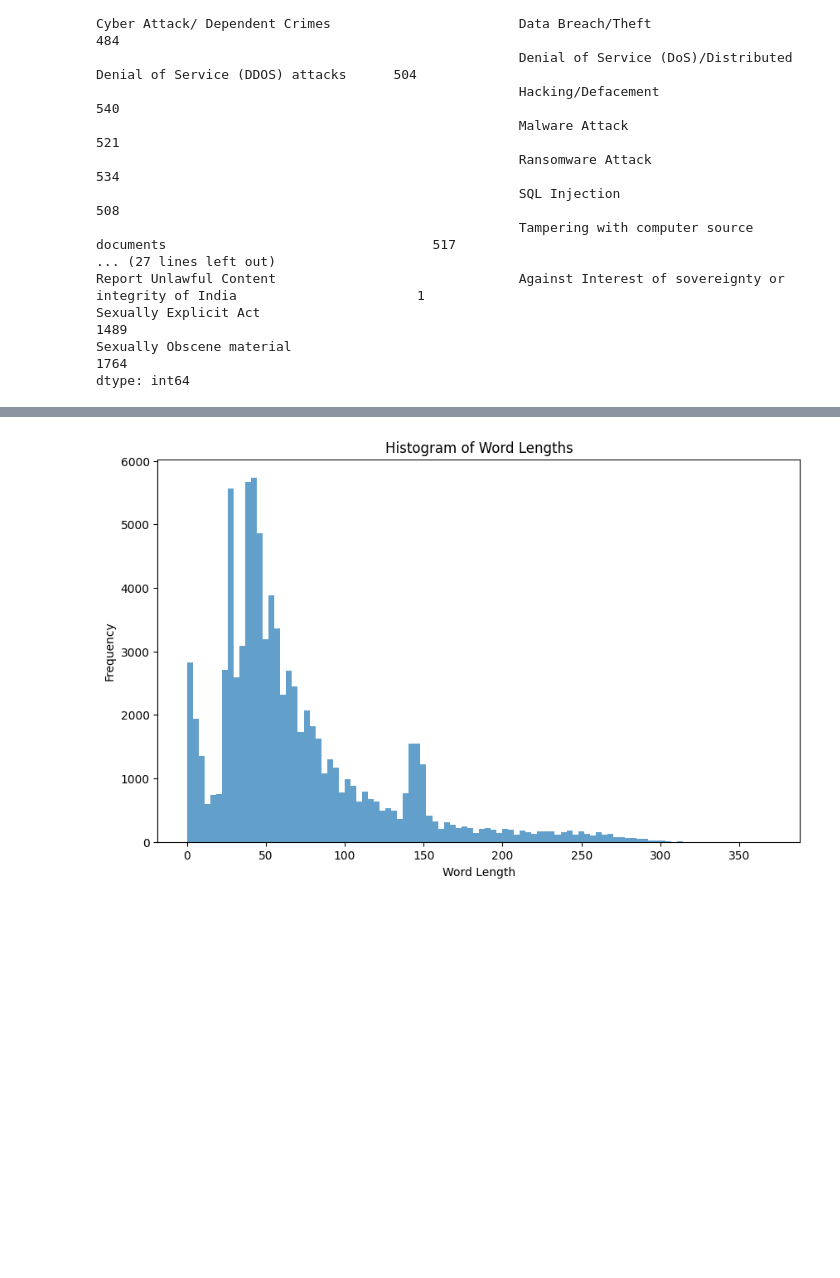
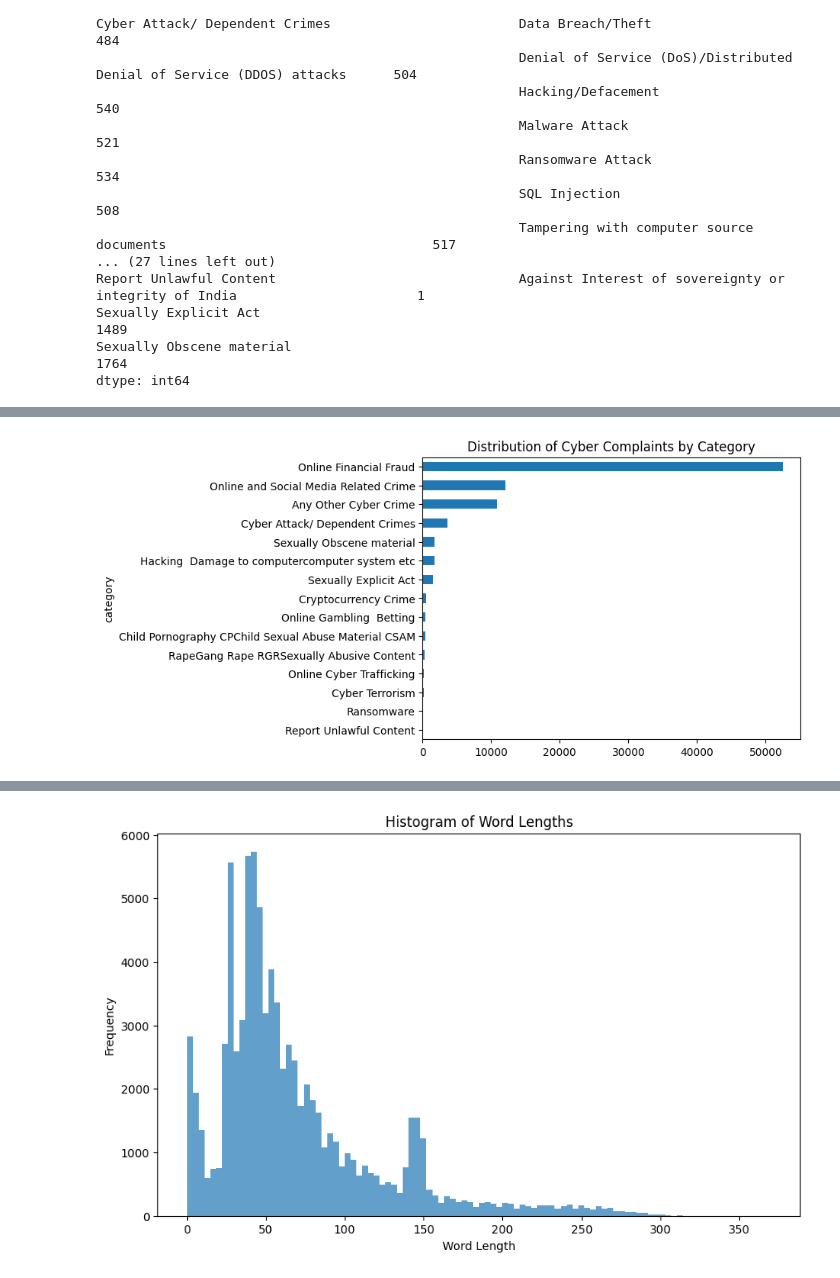
Before and after one commit to mathew-2/Cybersec_Hackathon, a Jupyter notebook: main.ipynb, the cells around one changed output, grey strips where cells are left out. Drawn from its saved outputs; the diff is of its cells as text; code cells hidden in the pictures; blank space fills up the shorter version.

```diff
--- a/main.ipynb
+++ b/main.ipynb
@@ -153,0 +202,6 @@ plt.show()
+# %%
+df["category"].value_counts(ascending=True).plot.barh()
+plt.title('Distribution of Cyber Complaints by Category')
+plt.show()
+# %% [output]
+[figure, added]
```
Also changed, not shown: parts of 40 cells of this notebook, 2 other files.
